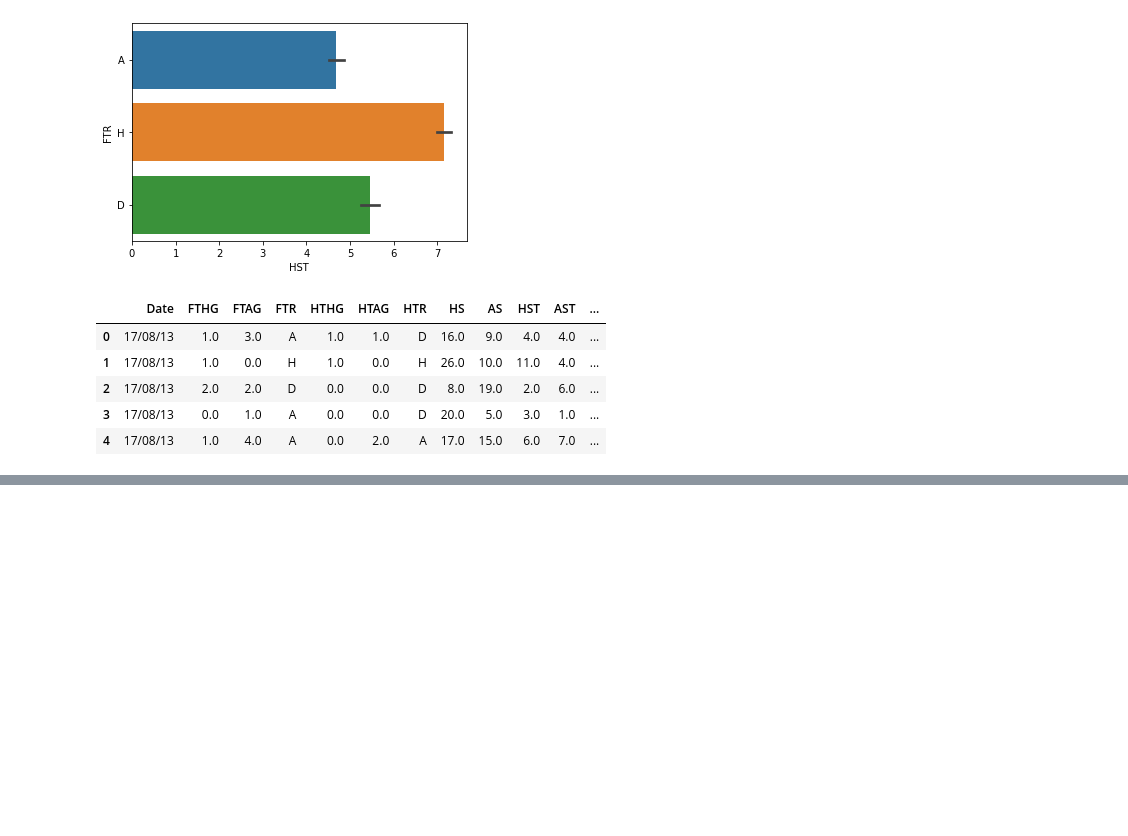
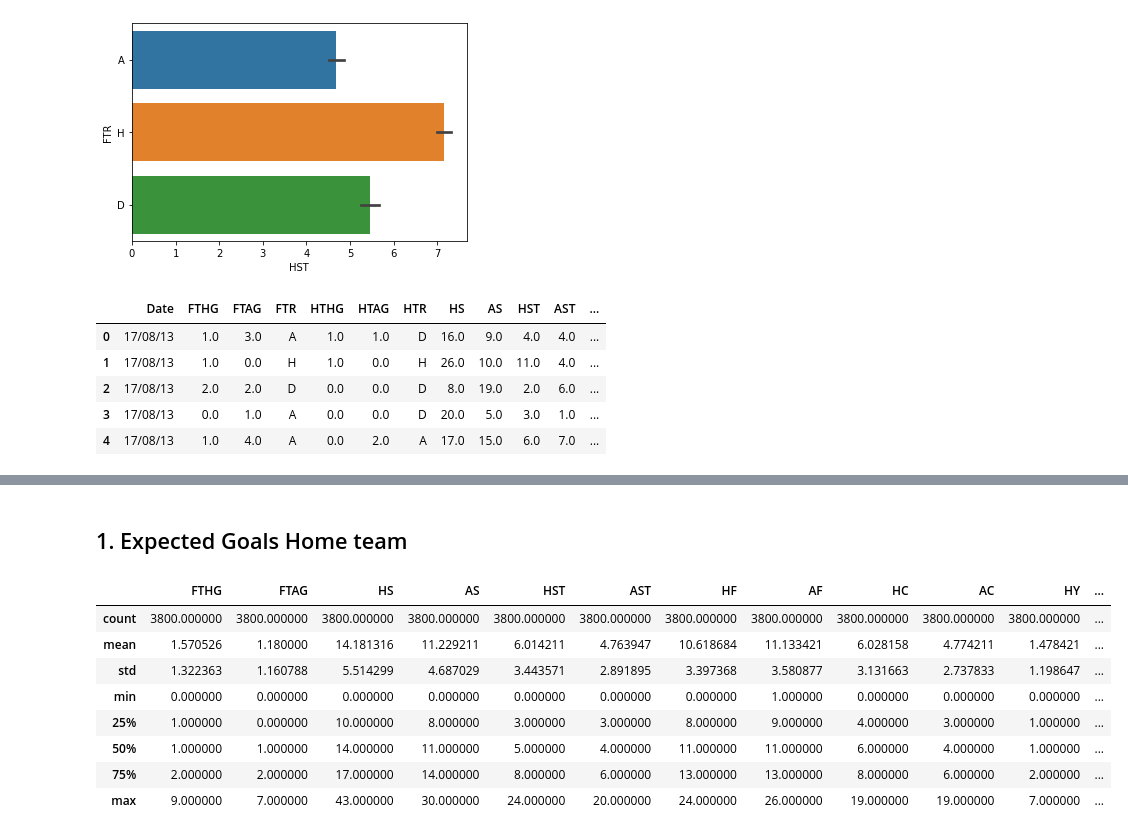
Before and after one commit to skvarnaj/Soccer-Predictor, a Jupyter notebook: exploration.ipynb, the cells around one changed output, grey strips where cells are left out. Drawn from its saved outputs; the diff is of its cells as text; code cells hidden in the pictures; blank space fills up the shorter version.

```diff
--- a/exploration.ipynb
+++ b/exploration.ipynb
@@ -188,0 +209,14 @@ epl.head()
+# %% [markdown]
+## 1. Expected Goals Home team
+# %%
+epl.describe()
+# %% [output]
+|  | FTHG | FTAG | HS | AS | HST | AST | HF | AF | HC | AC | HY | ... |
+| count | 3800.000000 | 3800.000000 | 3800.000000 | 3800.000000 | 3800.000000 | 3800.000000 | 3800.000000 | 3800.000000 | 3800.000000 | 3800.000000 | 3800.000000 | ... |
+| mean | 1.570526 | 1.180000 | 14.181316 | 11.229211 | 6.014211 | 4.763947 | 10.618684 | 11.133421 | 6.028158 | 4.774211 | 1.478421 | ... |
+| std | 1.322363 | 1.160788 | 5.514299 | 4.687029 | 3.443571 | 2.891895 | 3.397368 | 3.580877 | 3.131663 | 2.737833 | 1.198647 | ... |
+| min | 0.000000 | 0.000000 | 0.000000 | 0.000000 | 0.000000 | 0.000000 | 0.000000 | 1.000000 | 0.000000 | 0.000000 | 0.000000 | ... |
+| 25% | 1.000000 | 0.000000 | 10.000000 | 8.000000 | 3.000000 | 3.000000 | 8.000000 | 9.000000 | 4.000000 | 3.000000 | 1.000000 | ... |
+| 50% | 1.000000 | 1.000000 | 14.000000 | 11.000000 | 5.000000 | 4.000000 | 11.000000 | 11.000000 | 6.000000 | 4.000000 | 1.000000 | ... |
+| 75% | 2.000000 | 2.000000 | 17.000000 | 14.000000 | 8.000000 | 6.000000 | 13.000000 | 13.000000 | 8.000000 | 6.000000 | 2.000000 | ... |
+| max | 9.000000 | 7.000000 | 43.000000 | 30.000000 | 24.000000 | 20.000000 | 24.000000 | 26.000000 | 19.000000 | 19.000000 | 7.000000 | ... |
```
Also changed, not shown: parts of 18 cells of this notebook, 4 other files.
